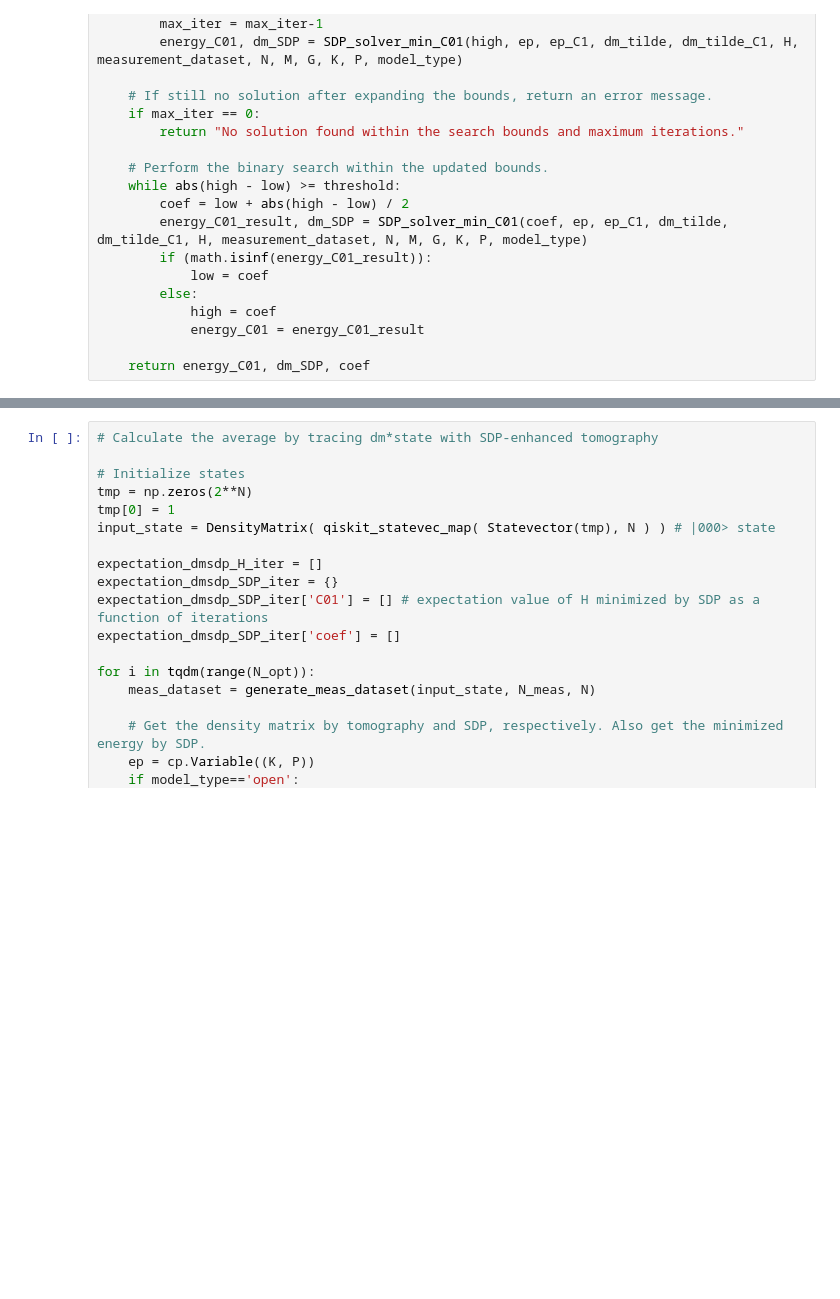
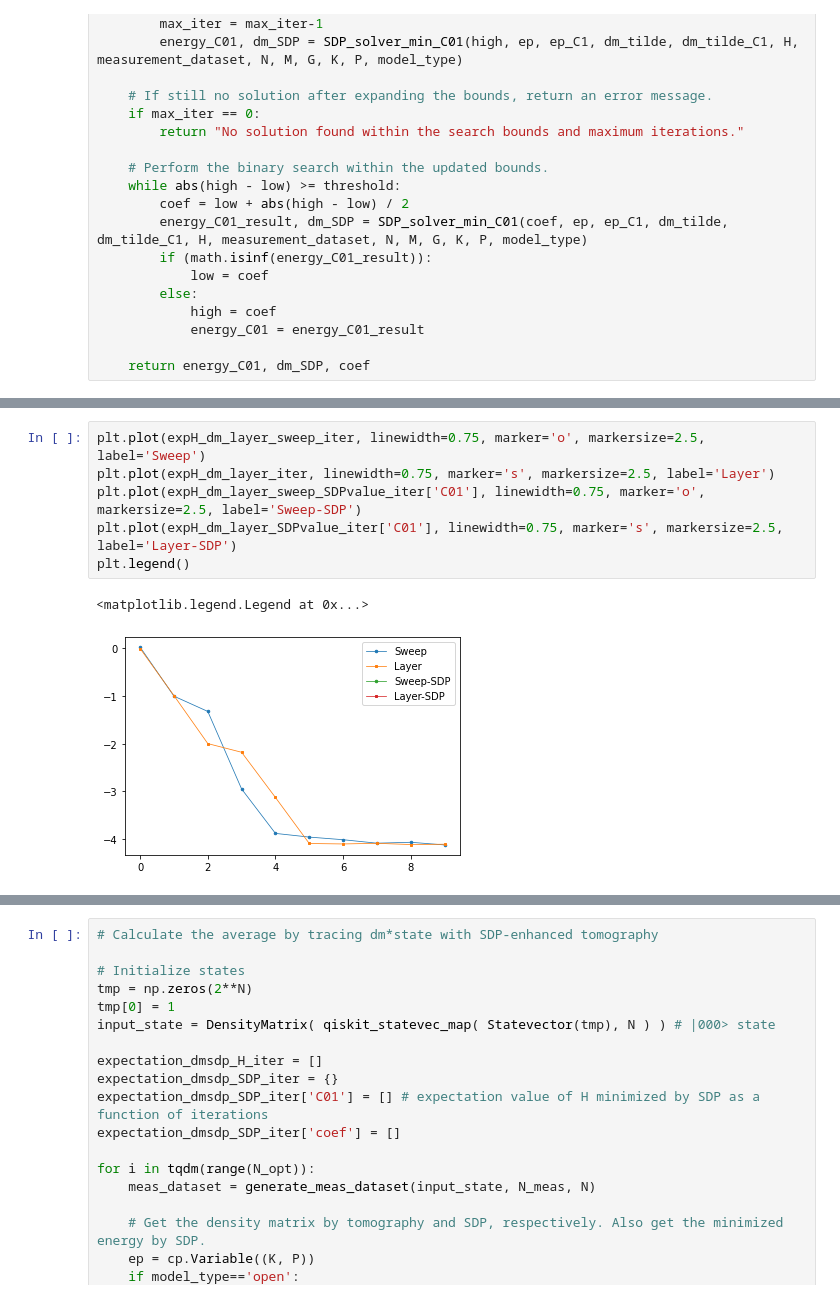
Before and after one commit to ZheruiWANG/SDP-for-VQE, a Jupyter notebook: More-Qubit Pro v3.0/opt_example.ipynb, the cells around one changed output, grey strips where cells are left out. Drawn from its saved outputs; the diff is of its cells as text; blank space fills up the shorter version.

```diff
--- a/More-Qubit Pro v3.0/opt_example.ipynb
+++ b/More-Qubit Pro v3.0/opt_example.ipynb
@@ -630,0 +1011,9 @@ qc.draw('mpl')
+# %%
+plt.plot(expH_dm_layer_sweep_iter, linewidth=0.75, marker='o', markersize=2.5, label='Sweep')
+plt.plot(expH_dm_layer_iter, linewidth=0.75, marker='s', markersize=2.5, label='Layer')
+plt.plot(expH_dm_layer_sweep_SDPvalue_iter['C01'], linewidth=0.75, marker='o', markersize=2.5, label='Sweep-SDP')
+plt.plot(expH_dm_layer_SDPvalue_iter['C01'], linewidth=0.75, marker='s', markersize=2.5, label='Layer-SDP')
+plt.legend()
+# %% [output]
+<matplotlib.legend.Legend at 0x...>
+[figure, added]
```
Also changed, not shown: parts of 14 cells of this notebook, 3 other files.
